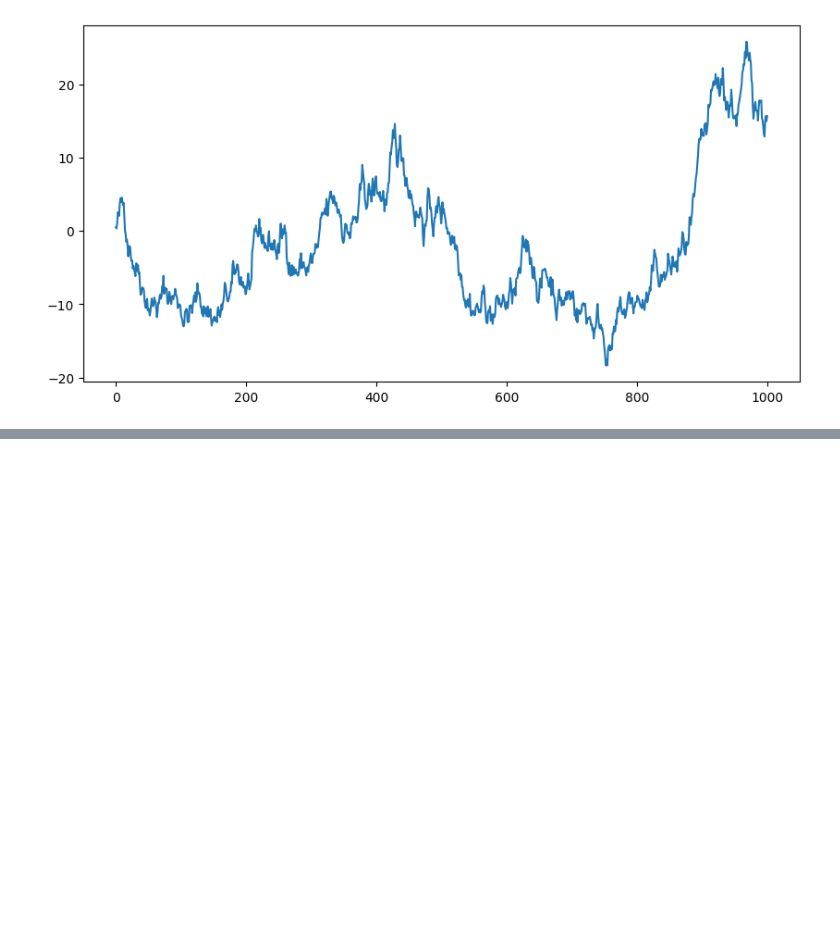
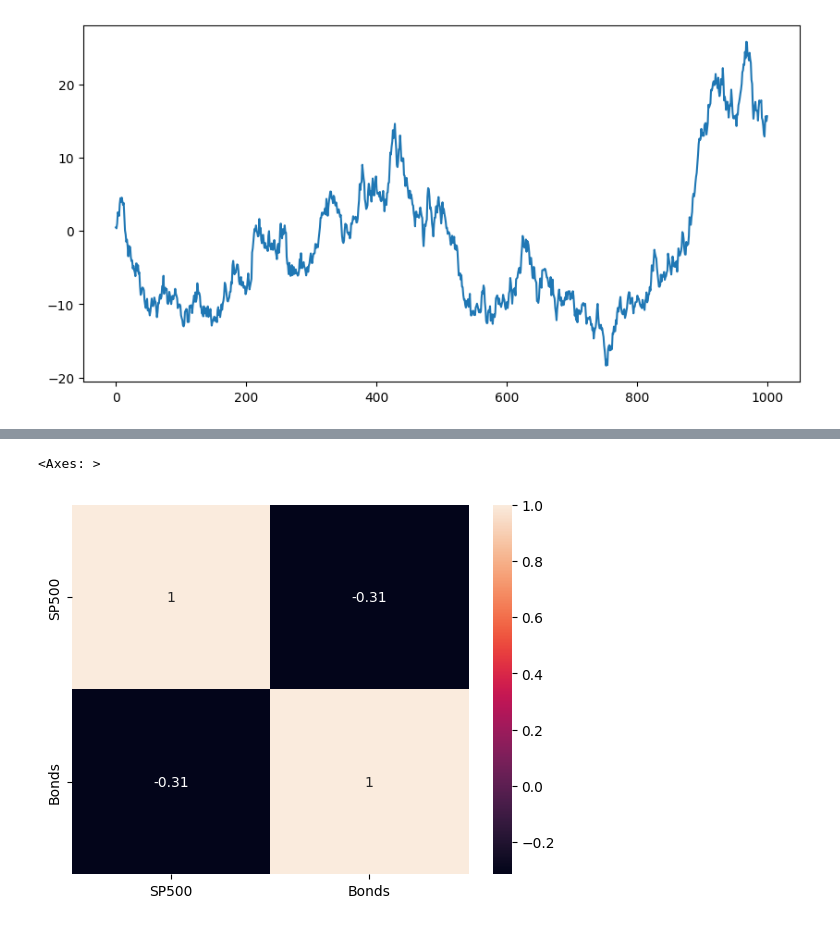
Before and after one commit to ibrahimediz/timeseriesanalysandforecasting0712_1112_23, a Jupyter notebook: Egzersizler/asirk/01_ManipulateDataNote.ipynb, the cells around one changed output, grey strips where cells are left out. Saved outputs shown, nothing was run; the diff lists cells and outputs as text; code cells hidden in the pictures; blank space fills up the shorter version.

```diff
--- a/Egzersizler/asirk/01_ManipulateDataNote.ipynb
+++ b/Egzersizler/asirk/01_ManipulateDataNote.ipynb
@@ -541,0 +577,5 @@ random_fiyat.mul(100).plot(figsize=(10,5));
+# %%
+sns.heatmap(gunluk_getiri.iloc[:,:-3].corr(),annot=True)
+# %% [output]
+<Axes: >
+[figure, added]
```
Also changed, not shown: parts of 6 cells of this notebook, 2 other files.
